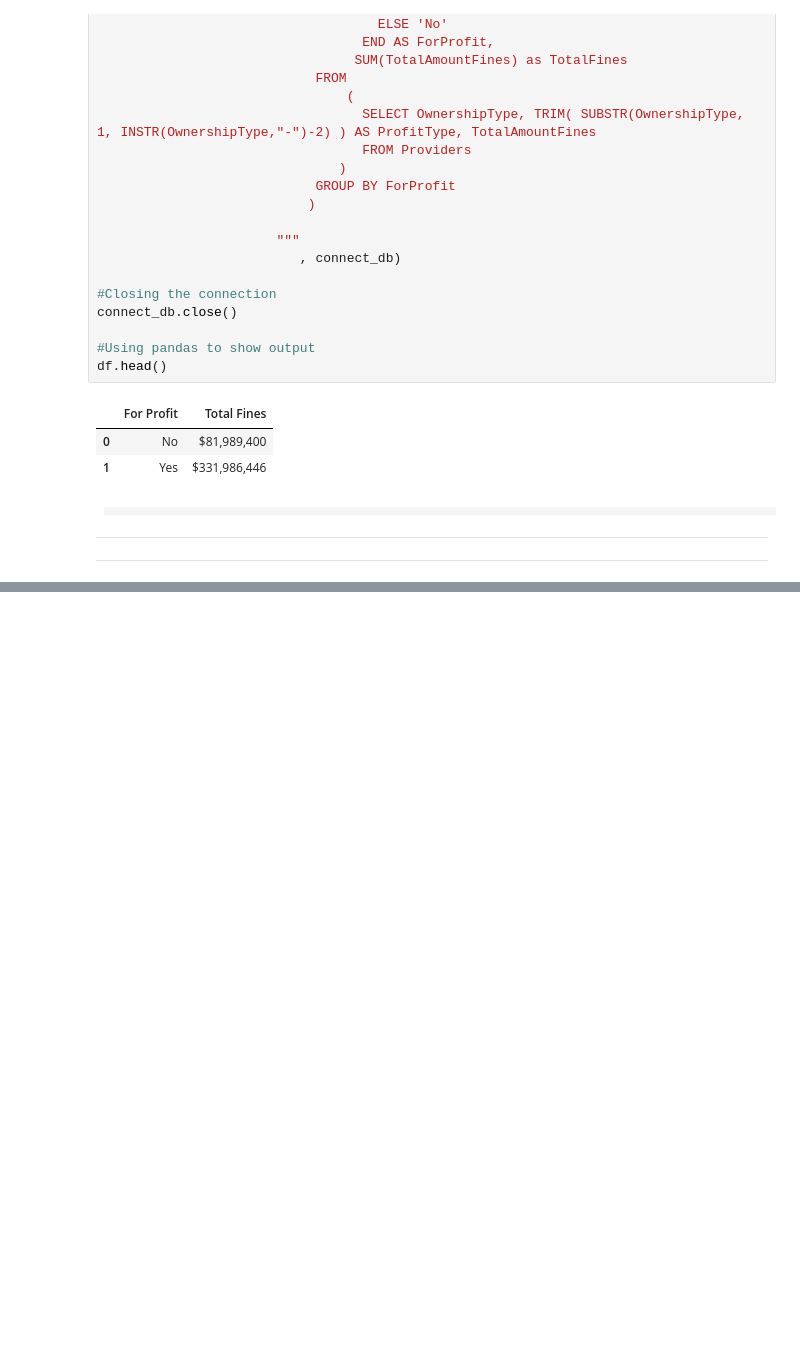
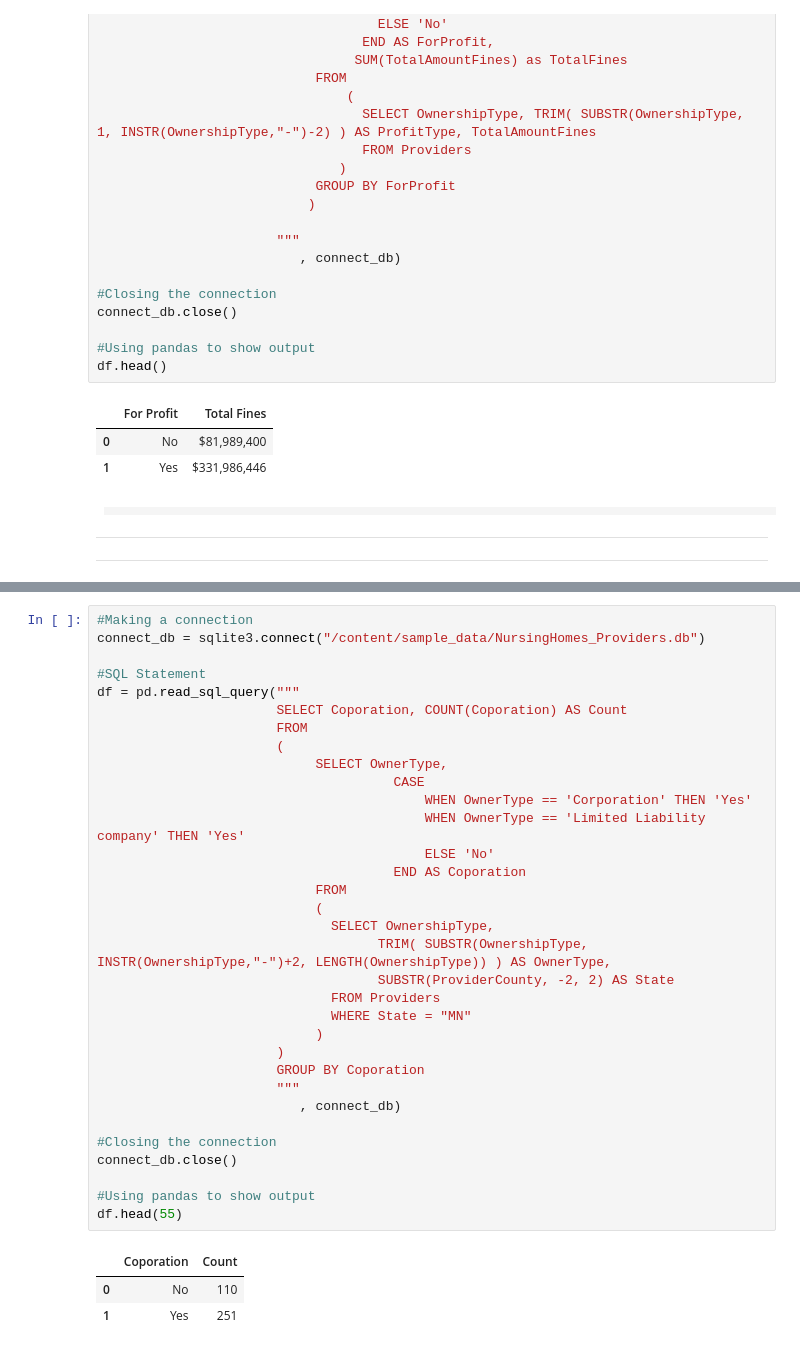
Before and after one commit to yardsale8/DSCI325, a Jupyter notebook: Module3_Part3_SQL.ipynb, the cells around one changed output, grey strips where cells are left out. Cells and saved outputs as stored; diff of their text form; blank space fills up the shorter version.

```diff
--- a/Module3_Part3_SQL.ipynb
+++ b/Module3_Part3_SQL.ipynb
@@ -842,3 +847,40 @@ Recall, the CorporationType is obtained from the right-hand side of the Ownershi
 
 </tr>
 </table>
+# %%
+#Making a connection
+connect_db = sqlite3.connect("/content/sample_data/NursingHomes_Providers.db")
+
+#SQL Statement
+df = pd.read_sql_query("""
+                       SELECT Coporation, COUNT(Coporation) AS Count
+                       FROM
+                       (
+                            SELECT OwnerType,
+                                      CASE
+                                          WHEN OwnerType == 'Corporation' THEN 'Yes'
+                                          WHEN OwnerType == 'Limited Liability company' THEN 'Yes'
+                                          ELSE 'No'
+                                      END AS Coporation
+                            FROM
+                            (
+                              SELECT OwnershipType,
+                                    TRIM( SUBSTR(OwnershipType, INSTR(OwnershipType,"-")+2, LENGTH(OwnershipType)) ) AS OwnerType,
+                                    SUBSTR(ProviderCounty, -2, 2) AS State
+                              FROM Providers
+                              WHERE State = "MN"
+                            )
+                       )
+                       GROUP BY Coporation
+                       """
+                          , connect_db)
+
+#Closing the connection
+connect_db.close()
+
+#Using pandas to show output
+df.head(55)
+# %% [output]
+|  | Coporation | Count |
+| 0 | No | 110 |
+| 1 | Yes | 251 |
```
Also changed, not shown: parts of 8 cells of this notebook.
